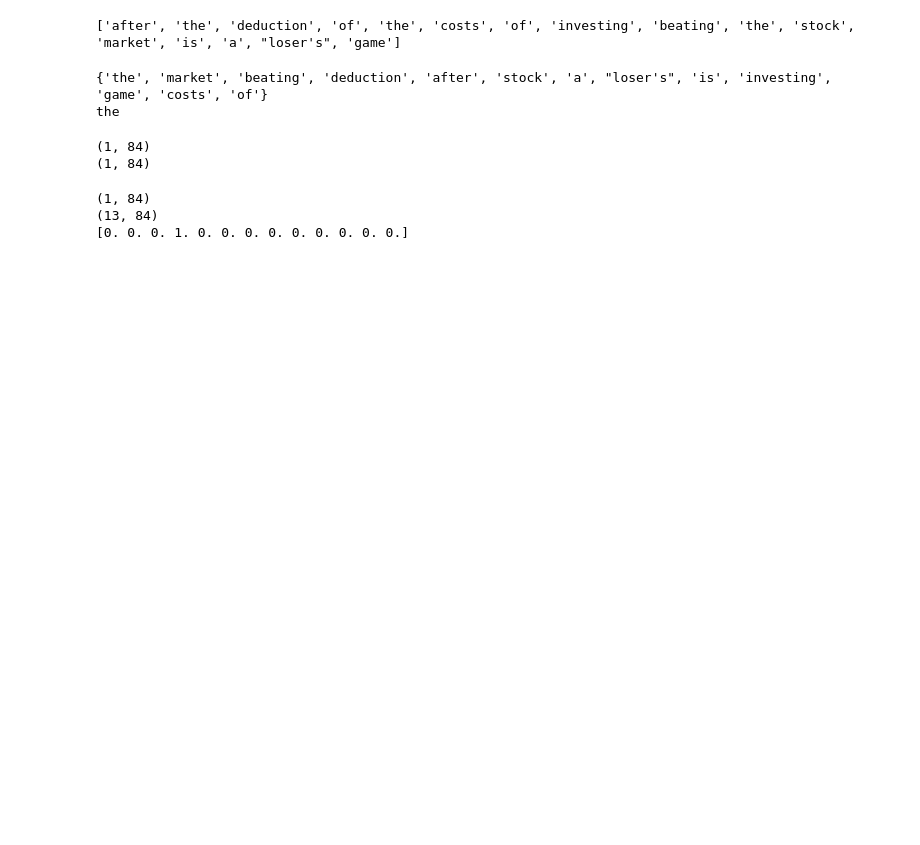
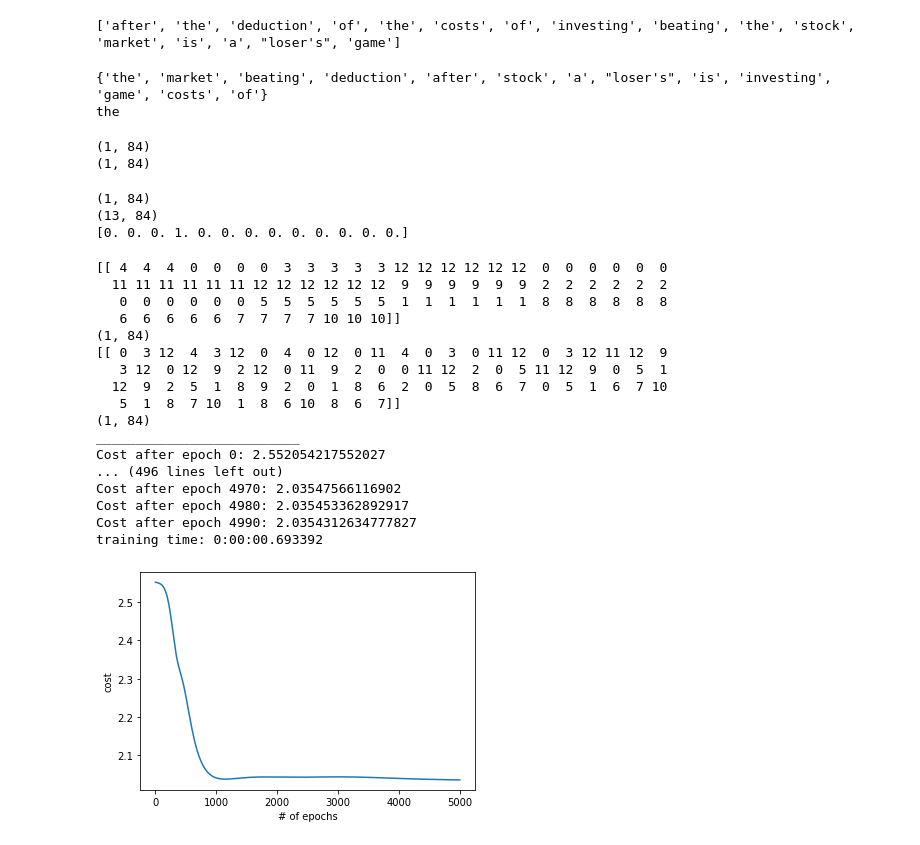
Before and after one commit to HieuNgoUIT/WordEmbeddingFromScratch, a Jupyter notebook: word_embedding_fromscratch.ipynb, the cells around one changed output. Cells and saved outputs as stored; diff of their text form; code cells hidden in the pictures; blank space fills up the shorter version.

```diff
--- a/word_embedding_fromscratch.ipynb
+++ b/word_embedding_fromscratch.ipynb
@@ -149,0 +257,21 @@ softmax_out, caches = foward_prop(X, paramaters)
+# %%
+paras = skipgram_model_training(X, Y, vocab_size, 50, 0.05, 5000, batch_size=128, parameters=None, print_cost=True)
+# %% [output]
+[[ 4  4  4  0  0  0  0  3  3  3  3  3 12 12 12 12 12 12  0  0  0  0  0  0
+  11 11 11 11 11 11 12 12 12 12 12 12  9  9  9  9  9  9  2  2  2  2  2  2
+   0  0  0  0  0  0  5  5  5  5  5  5  1  1  1  1  1  1  8  8  8  8  8  8
+   6  6  6  6  6  7  7  7  7 10 10 10]]
+(1, 84)
+[[ 0  3 12  4  3 12  0  4  0 12  0 11  4  0  3  0 11 12  0  3 12 11 12  9
+   3 12  0 12  9  2 12  0 11  9  2  0  0 11 12  2  0  5 11 12  9  0  5  1
+  12  9  2  5  1  8  9  2  0  1  8  6  2  0  5  8  6  7  0  5  1  6  7 10
+   5  1  8  7 10  1  8  6 10  8  6  7]]
+(1, 84)
+__________________________
+Cost after epoch 0: 2.552054217552027
+... (496 lines left out)
+Cost after epoch 4970: 2.03547566116902
+Cost after epoch 4980: 2.035453362892917
+Cost after epoch 4990: 2.0354312634777827
+training time: 0:00:00.693392
+[figure, added]
```
Also changed, not shown: parts of 1 cell of this notebook.
